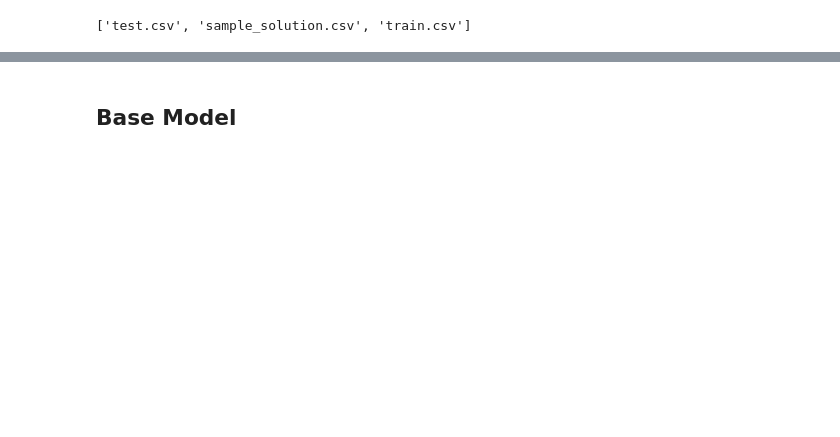
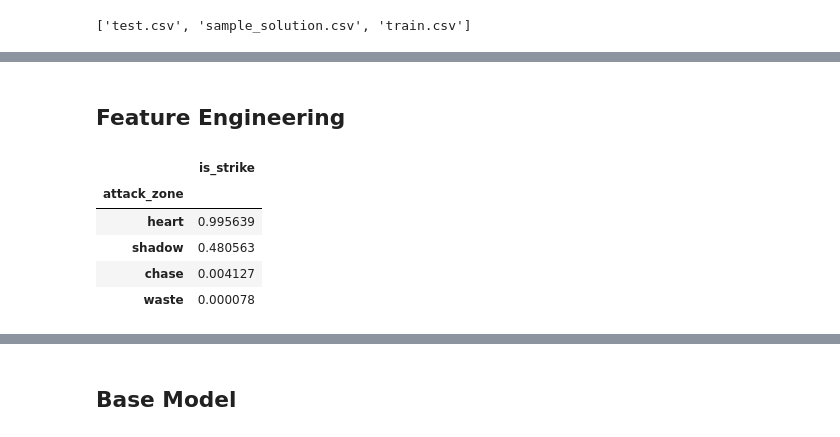
Before and after one commit to TK5-Tim/ds-projects, a Jupyter notebook: xstrikes/play-around.ipynb, the cells around one changed output, grey strips where cells are left out. Cells and saved outputs as stored; diff of their text form; code cells hidden in the pictures; blank space fills up the shorter version.

```diff
--- a/xstrikes/play-around.ipynb
+++ b/xstrikes/play-around.ipynb
@@ -40,3 +37,5 @@ df_test.head()
 | 2 | 225539 | 3.62 | 1.69 | CH | -1.17 | 54.73 | 6.94 | L | R | ... |
 | 3 | 1410 | 3.42 | 1.71 | FF | -1.41 | 54.33 | 5.98 | R | R | ... |
 | 4 | 256048 | 3.14 | 1.42 | FF | 3.77 | 53.53 | 3.40 | R | L | ... |
+# %% [markdown]
+## Feature Engineering
@@ -42,0 +49,9 @@ df_test.head()
+# %%
+df_train.loc[:, ['attack_zone', 'is_strike']].groupby('attack_zone').mean().sort_values(by=('is_strike'), ascending=False)
+# %% [output]
+|  | is_strike |
+| attack_zone |  |
+| heart | 0.995639 |
+| shadow | 0.480563 |
+| chase | 0.004127 |
+| waste | 0.000078 |
```
Also changed, not shown: parts of 21 cells of this notebook, 13 other files.
